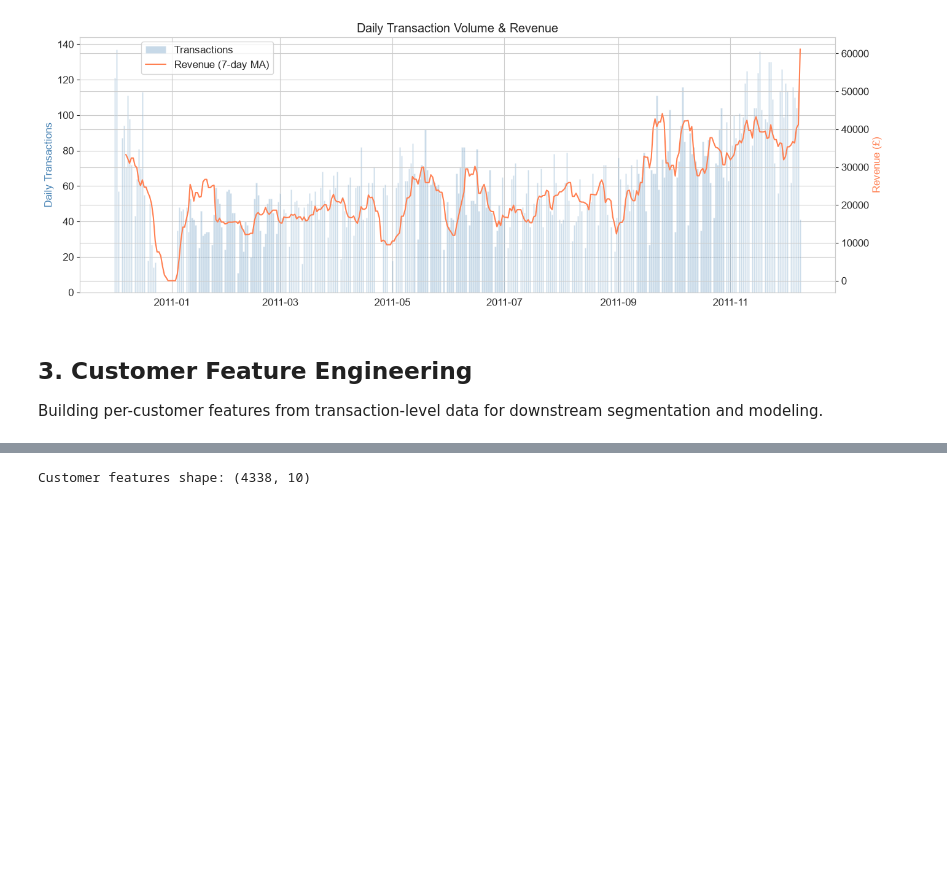
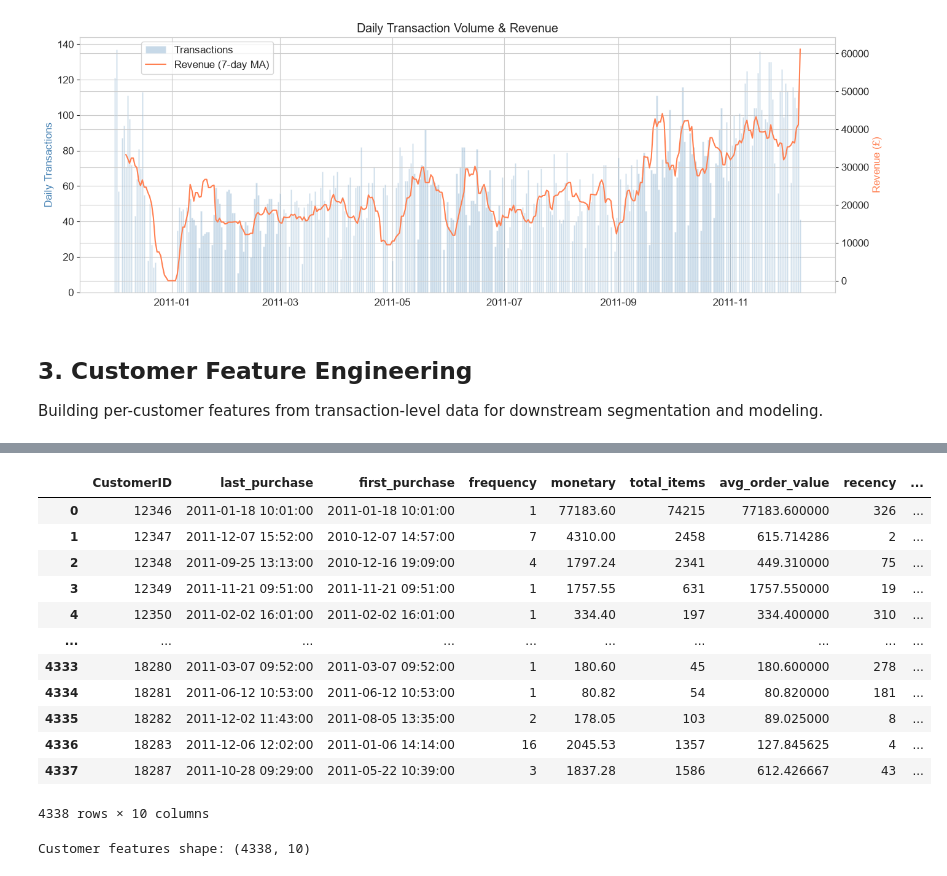
Before and after one commit to coder-d-Eyeden/Retail-Customer-Intelligence-Retention-Analytics, a Jupyter notebook: notebooks/retail_customer_analysis.ipynb, the cells around one changed output, grey strips where cells are left out. Saved outputs shown, nothing was run; the diff lists cells and outputs as text; code cells hidden in the pictures; blank space fills up the shorter version.

```diff
--- a/notebooks/retail_customer_analysis.ipynb
+++ b/notebooks/retail_customer_analysis.ipynb
@@ -232,3 +336,53 @@ Building per-customer features from transaction-level data for downstream segmen
+# %%
+# Adding Customer Lifetime
+
+customer_features["customer_lifetime_days"] = (
+    customer_features["last_purchase"]
+    - customer_features["first_purchase"]
+).dt.days
+# %%
+# Average day between purchase
+
+orders.sort_values(
+    ["CustomerID", "order_date"]
+)
+
+orders["days_between_orders"] = (
+    orders
+    .groupby("CustomerID")["order_date"]
+    .diff()
+    .dt.days
+)
+# %%
+avg_gap = (
+    orders
+    .groupby("CustomerID")["days_between_orders"]
+    .mean()
+    .rename("avg_days_between_orders")
+)
+# %%
+customer_features = customer_features.merge(
+    avg_gap,
+    left_on="CustomerID",
+    right_index=True,
+    how="left"
+)
+# %%
+customer_features
+# %% [output]
+|  | CustomerID | last_purchase | first_purchase | frequency | monetary | total_items | avg_order_value | recency | ... |
+| 0 | 12346 | 2011-01-18 10:01:00 | 2011-01-18 10:01:00 | 1 | 77183.60 | 74215 | 77183.600000 | 326 | ... |
+| 1 | 12347 | 2011-12-07 15:52:00 | 2010-12-07 14:57:00 | 7 | 4310.00 | 2458 | 615.714286 | 2 | ... |
+| 2 | 12348 | 2011-09-25 13:13:00 | 2010-12-16 19:09:00 | 4 | 1797.24 | 2341 | 449.310000 | 75 | ... |
+| 3 | 12349 | 2011-11-21 09:51:00 | 2011-11-21 09:51:00 | 1 | 1757.55 | 631 | 1757.550000 | 19 | ... |
+| 4 | 12350 | 2011-02-02 16:01:00 | 2011-02-02 16:01:00 | 1 | 334.40 | 197 | 334.400000 | 310 | ... |
+| ... | ... | ... | ... | ... | ... | ... | ... | ... | ... |
+| 4333 | 18280 | 2011-03-07 09:52:00 | 2011-03-07 09:52:00 | 1 | 180.60 | 45 | 180.600000 | 278 | ... |
+| 4334 | 18281 | 2011-06-12 10:53:00 | 2011-06-12 10:53:00 | 1 | 80.82 | 54 | 80.820000 | 181 | ... |
+| 4335 | 18282 | 2011-12-02 11:43:00 | 2011-08-05 13:35:00 | 2 | 178.05 | 103 | 89.025000 | 8 | ... |
+| 4336 | 18283 | 2011-12-06 12:02:00 | 2011-01-06 14:14:00 | 16 | 2045.53 | 1357 | 127.845625 | 4 | ... |
+| 4337 | 18287 | 2011-10-28 09:29:00 | 2011-05-22 10:39:00 | 3 | 1837.28 | 1586 | 612.426667 | 43 | ... |
+4338 rows × 10 columns
 # %%
 from src.features import customer_features
 features = customer_features(df)
```
Also changed, not shown: parts of 7 cells of this notebook, 2 other files.
